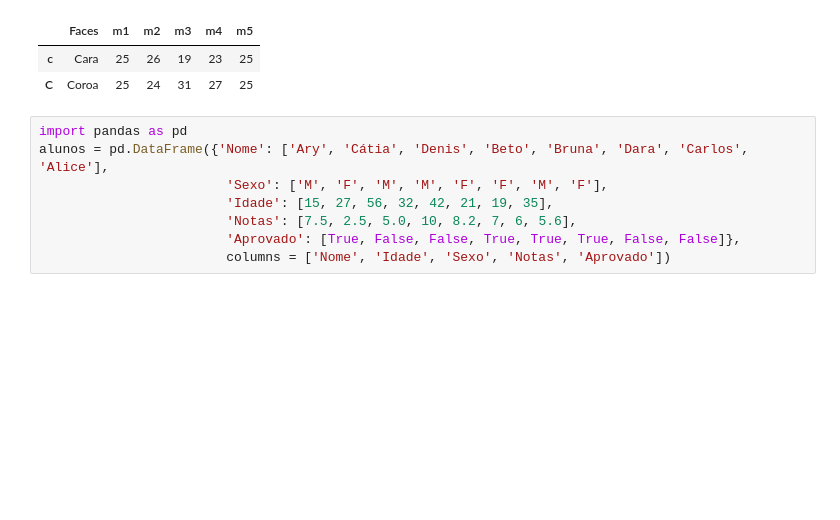
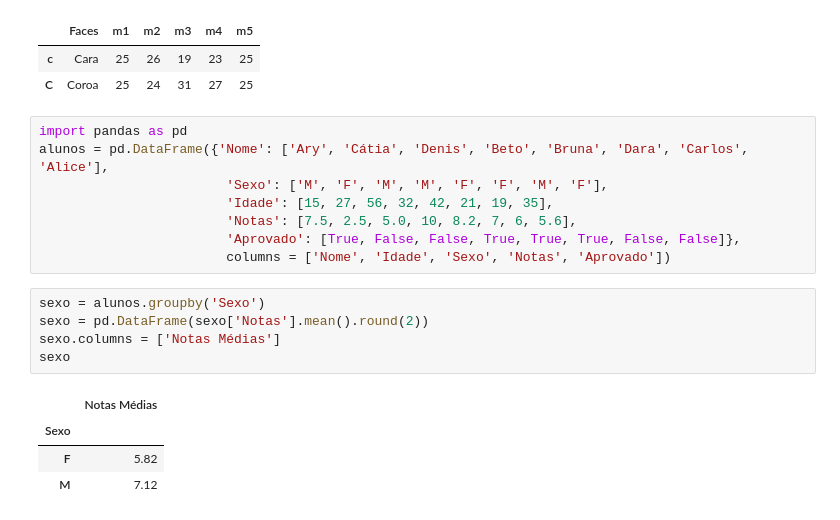
Before and after one commit to renatamontanhana/Pandas_analisando_dados, a Jupyter notebook: exercicios_extras.ipynb, the cells around one changed output. Drawn from its saved outputs; the diff is of its cells as text; blank space fills up the shorter version.

```diff
--- a/exercicios_extras.ipynb
+++ b/exercicios_extras.ipynb
@@ -465,3 +465,13 @@ alunos = pd.DataFrame({'Nome': ['Ary', 'Cátia', 'Denis', 'Beto', 'Bruna', 'Dara
                         'Notas': [7.5, 2.5, 5.0, 10, 8.2, 7, 6, 5.6],
                         'Aprovado': [True, False, False, True, True, True, False, False]},
                         columns = ['Nome', 'Idade', 'Sexo', 'Notas', 'Aprovado'])
+# %%
+sexo = alunos.groupby('Sexo')
+sexo = pd.DataFrame(sexo['Notas'].mean().round(2))
+sexo.columns = ['Notas Médias']
+sexo
+# %% [output]
+|  | Notas Médias |
+| Sexo |  |
+| F | 5.82 |
+| M | 7.12 |
```
